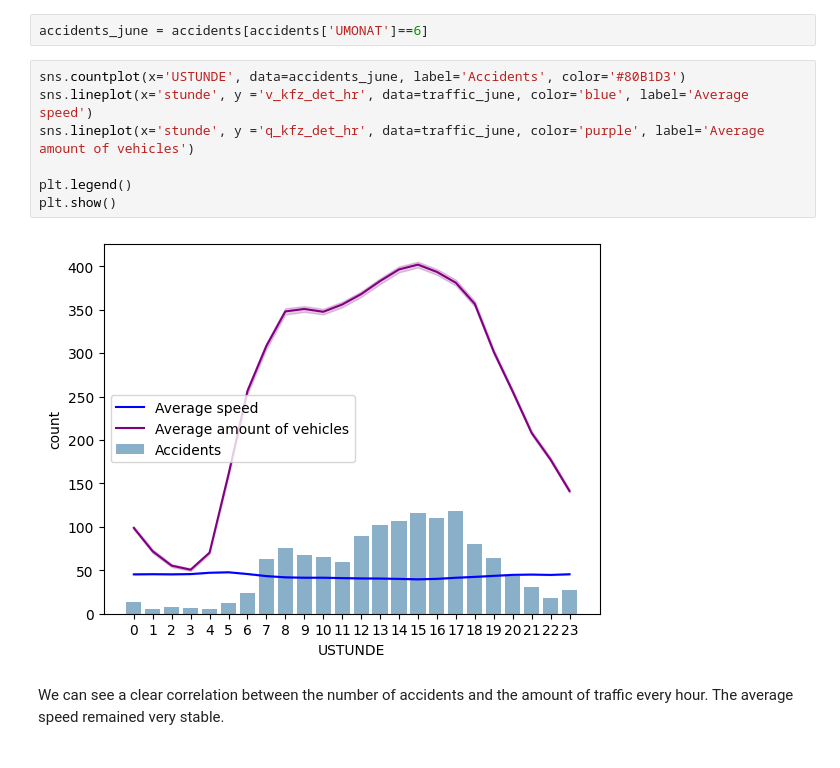
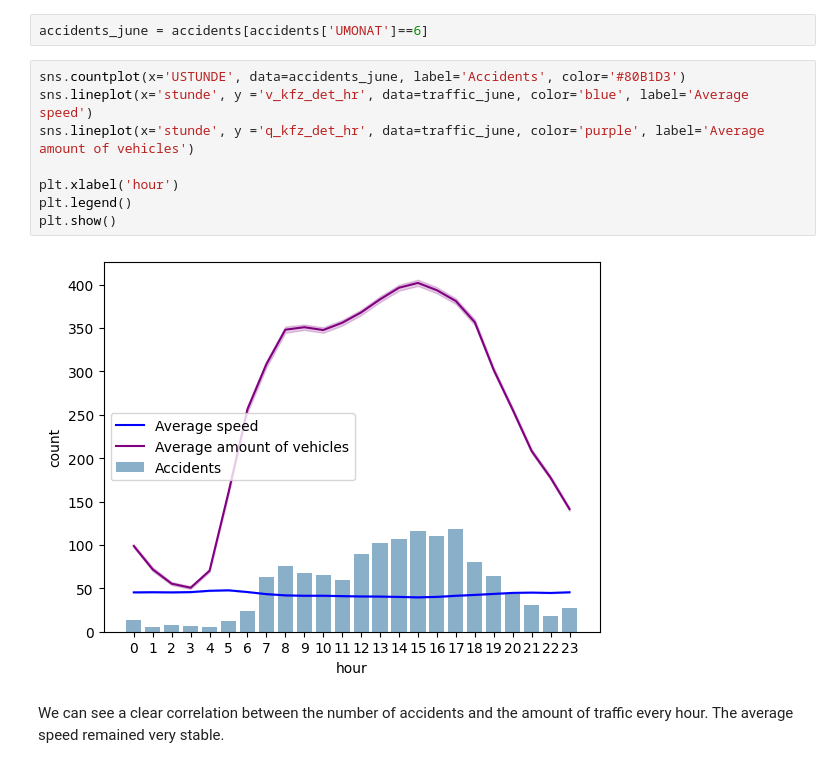
Before and after one commit to helenakohl/2023-amse-template, a Jupyter notebook: project/report.ipynb, the cells around one changed output. Drawn from its saved outputs; the diff is of its cells as text.

```diff
--- a/project/report.ipynb
+++ b/project/report.ipynb
@@ -335,12 +337,13 @@ accidents_june = accidents[accidents['UMONAT']==6]
 # %%
 sns.countplot(x='USTUNDE', data=accidents_june, label='Accidents', color='#80B1D3')
 sns.lineplot(x='stunde', y ='v_kfz_det_hr', data=traffic_june, color='blue', label='Average speed')
 sns.lineplot(x='stunde', y ='q_kfz_det_hr', data=traffic_june, color='purple', label='Average amount of vehicles')
 
+plt.xlabel('hour')
 plt.legend()
 plt.show()
 # %% [output]
-[figure, old version]
+[figure, new version]
 # %% [markdown]
 We can see a clear correlation between the number of accidents and the amount of traffic every hour. The average speed remained very stable.
 # %% [markdown]
```
Also changed, not shown: parts of 2 cells of this notebook.
